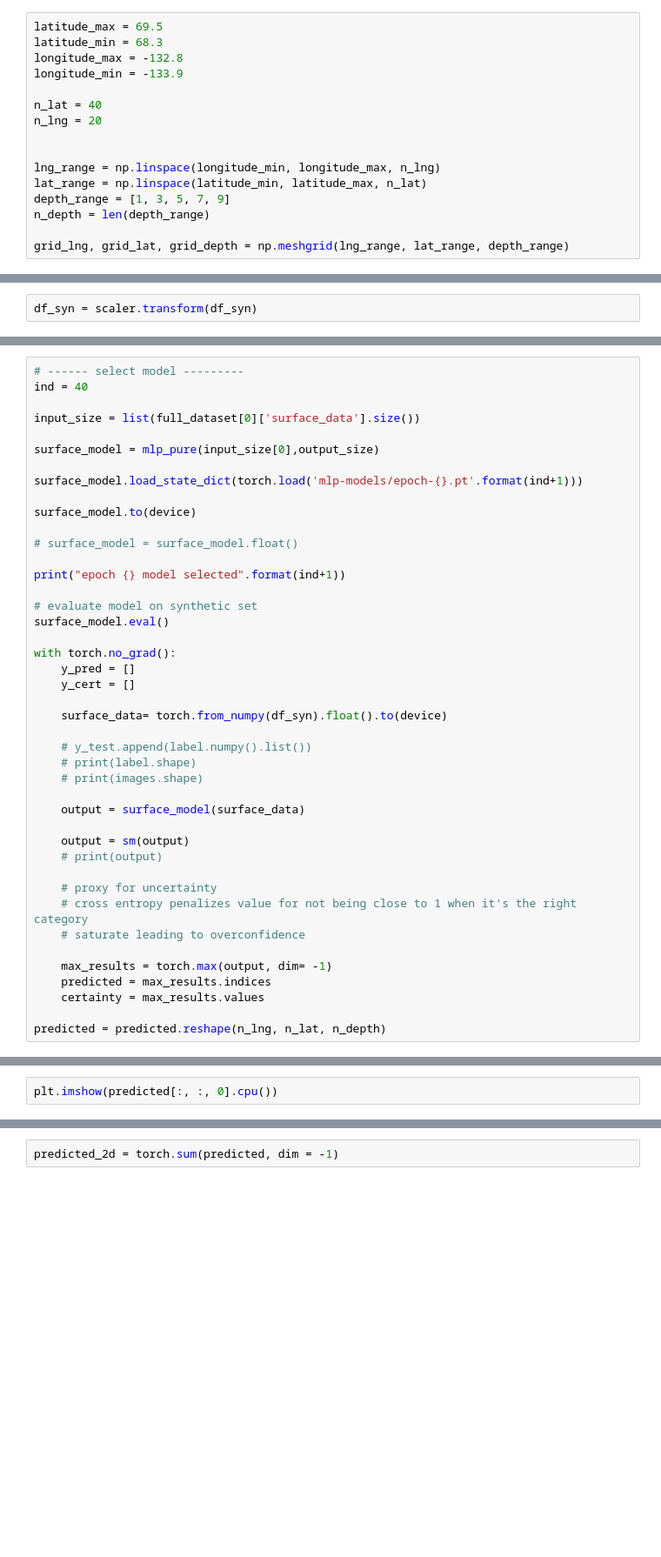
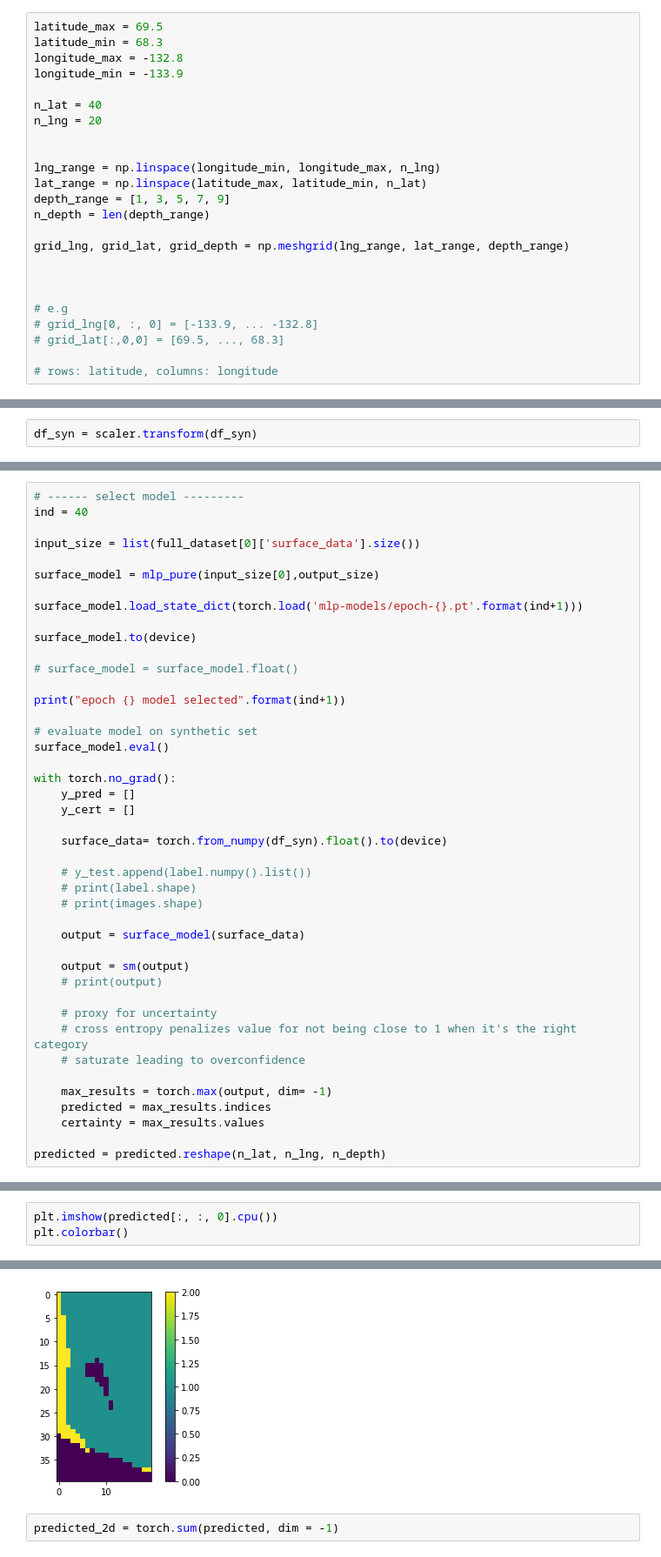
Before and after one commit to bqianz/film, a Jupyter notebook: mlpfilm_ice.ipynb, the cells around one changed output, grey strips where cells are left out. Shown at 87% size. Cells and saved outputs as stored; diff of their text form; blank space fills up the shorter version.

```diff
--- a/mlpfilm_ice.ipynb
+++ b/mlpfilm_ice.ipynb
@@ -862,8 +863,16 @@ n_lng = 20
 
 
 lng_range = np.linspace(longitude_min, longitude_max, n_lng)
-lat_range = np.linspace(latitude_min, latitude_max, n_lat)
+lat_range = np.linspace(latitude_max, latitude_min, n_lat)
 depth_range = [1, 3, 5, 7, 9]
 n_depth = len(depth_range)
 
 grid_lng, grid_lat, grid_depth = np.meshgrid(lng_range, lat_range, depth_range)
+
+
+
+# e.g
+# grid_lng[0, :, 0] = [-133.9, ... -132.8]
+# grid_lat[:,0,0] = [69.5, ..., 68.3]
+
+# rows: latitude, columns: longitude
@@ -927,4 +967,4 @@ with torch.no_grad():
     predicted = max_results.indices
     certainty = max_results.values
 
-predicted = predicted.reshape(n_lng, n_lat, n_depth)
+predicted = predicted.reshape(n_lat, n_lng, n_depth)
@@ -935,2 +981,4 @@ predicted.shape
 # %%
 plt.imshow(predicted[:, :, 0].cpu())
+plt.colorbar()
+# %% [output]
@@ -937,3 +986,4 @@ plt.imshow(predicted[:, :, 0].cpu())
+[figure, added]
 # %%
 predicted_2d = torch.sum(predicted, dim = -1)
 # %%
```
Also changed, not shown: parts of 17 cells of this notebook, 7 other files.
